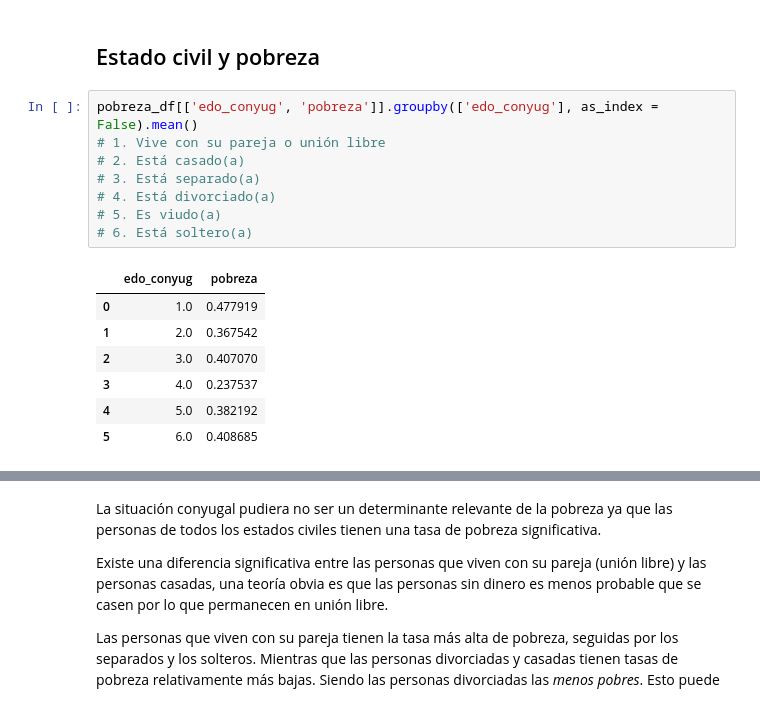
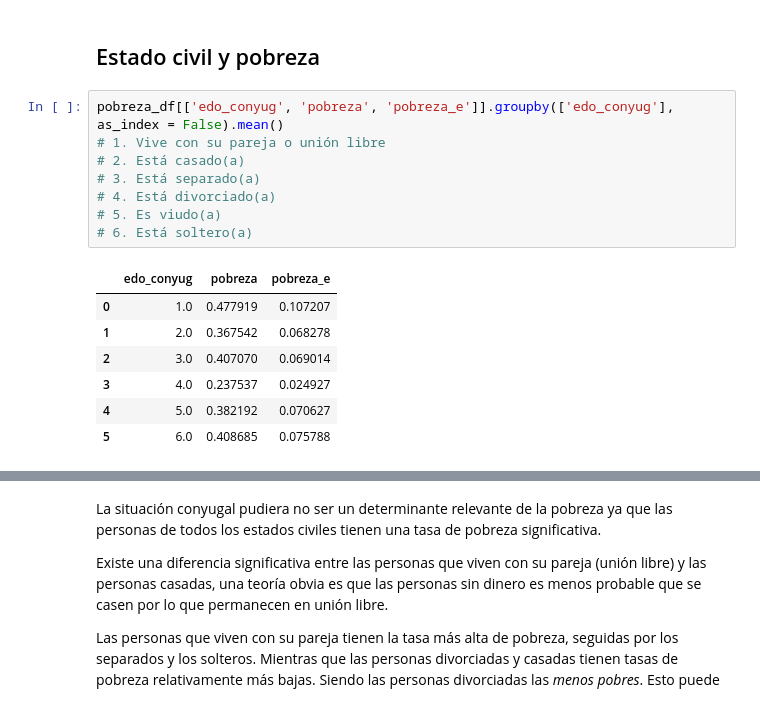
Before and after one commit to Diego74965/DE-T1, a Jupyter notebook: pobreza.ipynb, the cells around one changed output, grey strips where cells are left out. Saved outputs shown, nothing was run; the diff lists cells and outputs as text.

```diff
--- a/pobreza.ipynb
+++ b/pobreza.ipynb
@@ -179,18 +142,18 @@ Siguiendo el descriptor de bases de la ENIGH, cuando etnia toma el valor de 2 qu
 # %% [markdown]
 ## Estado civil y pobreza <a name="edo"></a>
 # %%
-pobreza_df[['edo_conyug', 'pobreza']].groupby(['edo_conyug'], as_index = False).mean()
+pobreza_df[['edo_conyug', 'pobreza', 'pobreza_e']].groupby(['edo_conyug'], as_index = False).mean()
 # 1. Vive con su pareja o unión libre
 # 2. Está casado(a)
 # 3. Está separado(a)
 # 4. Está divorciado(a)
 # 5. Es viudo(a)
 # 6. Está soltero(a)
 # %% [output]
-|  | edo_conyug | pobreza |
-| 0 | 1.0 | 0.477919 |
-| 1 | 2.0 | 0.367542 |
-| 2 | 3.0 | 0.407070 |
-| 3 | 4.0 | 0.237537 |
-| 4 | 5.0 | 0.382192 |
-| 5 | 6.0 | 0.408685 |
+|  | edo_conyug | pobreza | pobreza_e |
+| 0 | 1.0 | 0.477919 | 0.107207 |
+| 1 | 2.0 | 0.367542 | 0.068278 |
+| 2 | 3.0 | 0.407070 | 0.069014 |
+| 3 | 4.0 | 0.237537 | 0.024927 |
+| 4 | 5.0 | 0.382192 | 0.070627 |
+| 5 | 6.0 | 0.408685 | 0.075788 |
```
Also changed, not shown: parts of 50 cells of this notebook, 8 other files.
